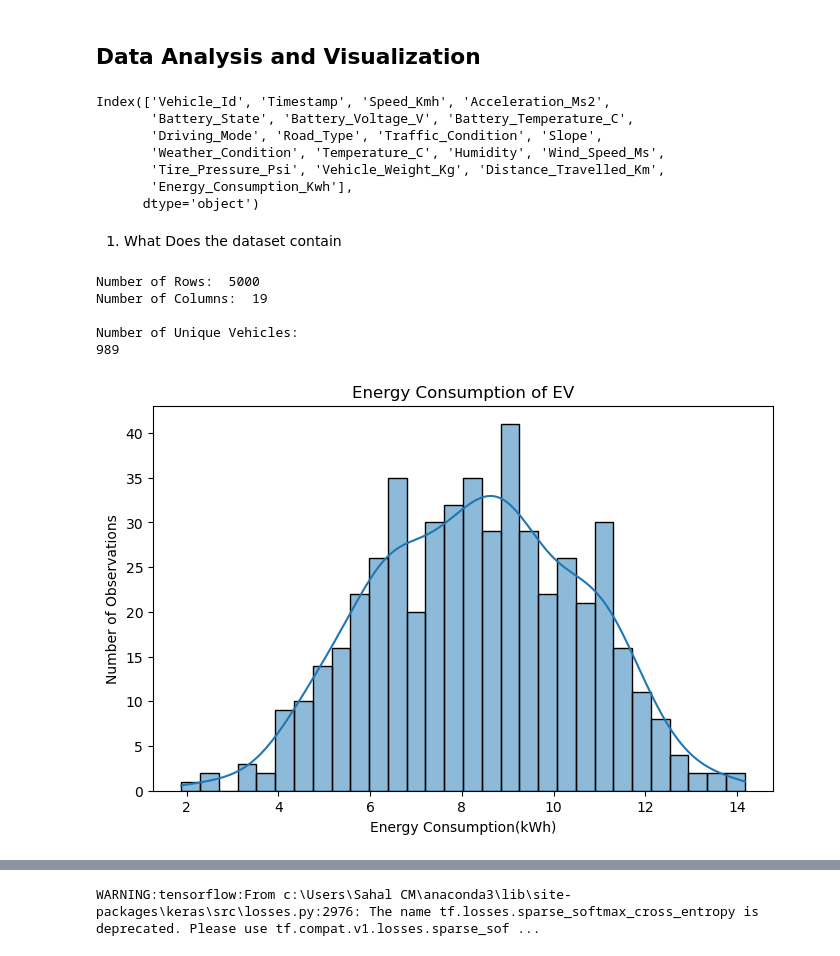
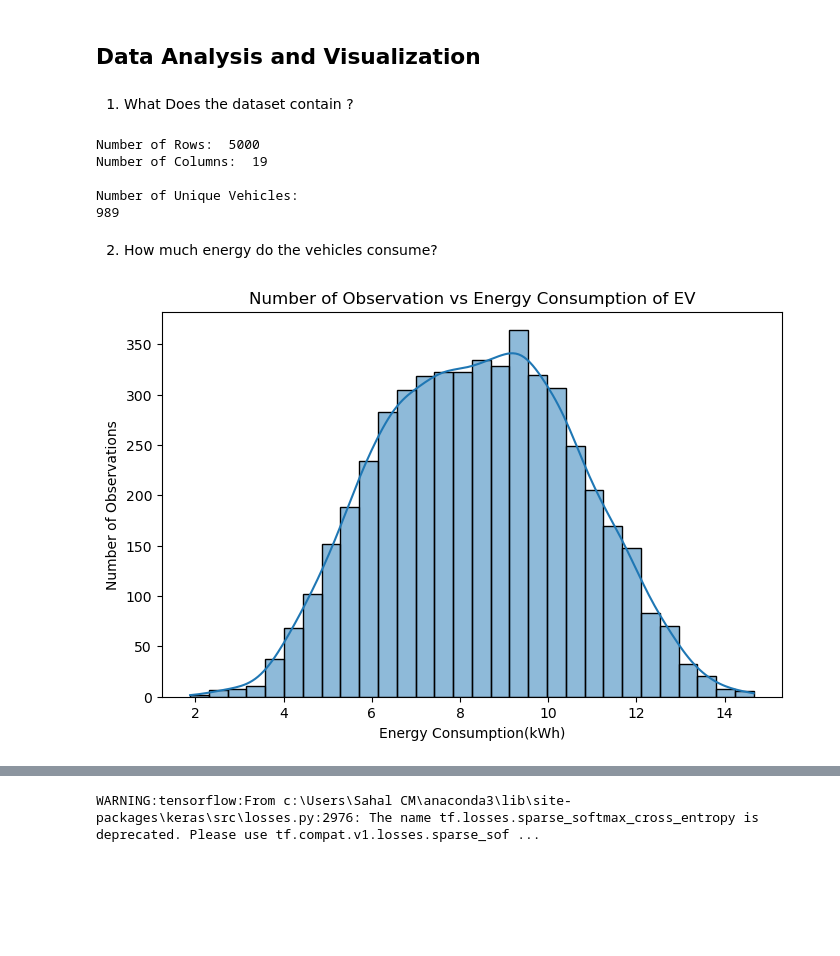
Before and after one commit to sahal-cm/EV_Energy_consumption_Prediction, a Jupyter notebook: EV_Energy_Project.ipynb, the cells around one changed output, grey strips where cells are left out. Saved outputs shown, nothing was run; the diff lists cells and outputs as text; code cells hidden in the pictures; blank space fills up the shorter version.

```diff
--- a/EV_Energy_Project.ipynb
+++ b/EV_Energy_Project.ipynb
@@ -133,15 +137,5 @@ df_plot = df.sample(n=500, random_state=42)
-# %%
-df.columns
-# %% [output]
-Index(['Vehicle_Id', 'Timestamp', 'Speed_Kmh', 'Acceleration_Ms2',
-       'Battery_State', 'Battery_Voltage_V', 'Battery_Temperature_C',
-       'Driving_Mode', 'Road_Type', 'Traffic_Condition', 'Slope',
-       'Weather_Condition', 'Temperature_C', 'Humidity', 'Wind_Speed_Ms',
-       'Tire_Pressure_Psi', 'Vehicle_Weight_Kg', 'Distance_Travelled_Km',
-       'Energy_Consumption_Kwh'],
-      dtype='object')
 # %% [markdown]
-1. What Does the dataset contain
+1. What Does the dataset contain ?
 # %%
 print("Number of Rows: ", df.shape[0])
 print("Number of Columns: ", df.shape[1])
@@ -154,15 +148,17 @@ Number of Columns:  19
 
 Number of Unique Vehicles:
 989
-# %%
-plt.figure(figsize=(8,5))
-
-sns.histplot(df_plot["Energy_Consumption_Kwh"], bins=30, kde=True)
-
-plt.title("Energy Consumption of EV")
-plt.xlabel("Energy Consumption(kWh)")
-plt.ylabel("Number of Observations")
-plt.show()
-# %% [output]
-[figure, removed]
+# %% [markdown]
+2. How much energy do the vehicles consume?
+# %%
+plt.figure(figsize=(8,5))
+
+sns.histplot(df["Energy_Consumption_Kwh"], bins=30, kde=True)
+
+plt.title("Number of Observation vs Energy Consumption of EV")
+plt.xlabel("Energy Consumption(kWh)")
+plt.ylabel("Number of Observations")
+plt.show()
+# %% [output]
+[figure, added]
 # %% [markdown]
```
Also changed, not shown: parts of 43 cells of this notebook.
